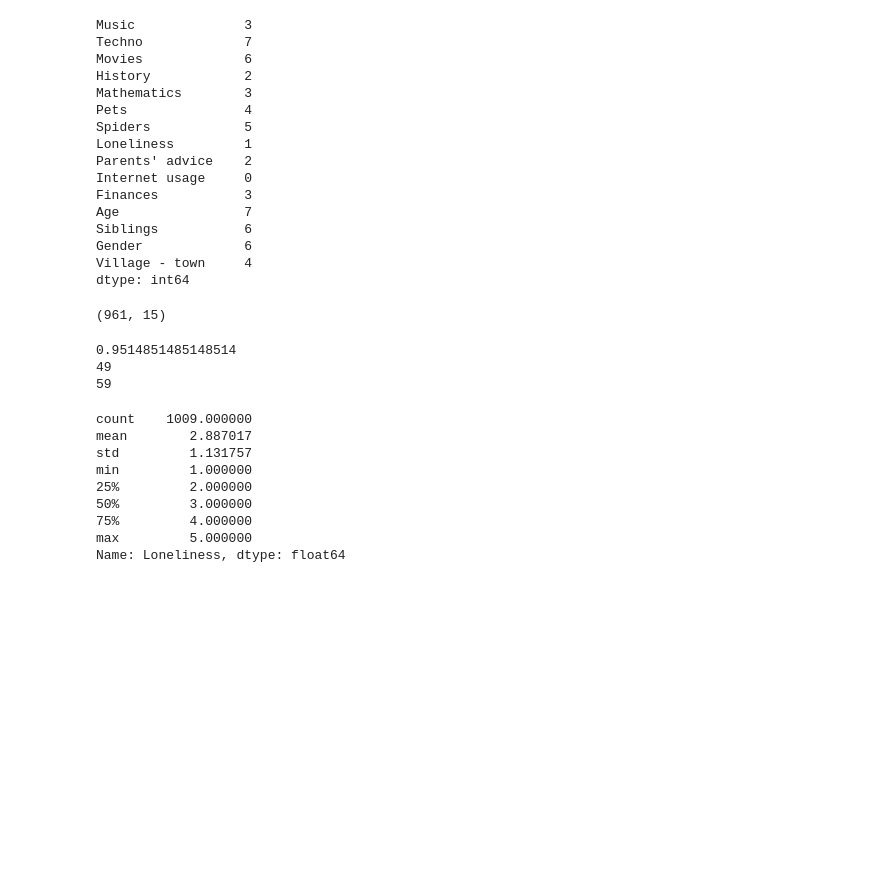
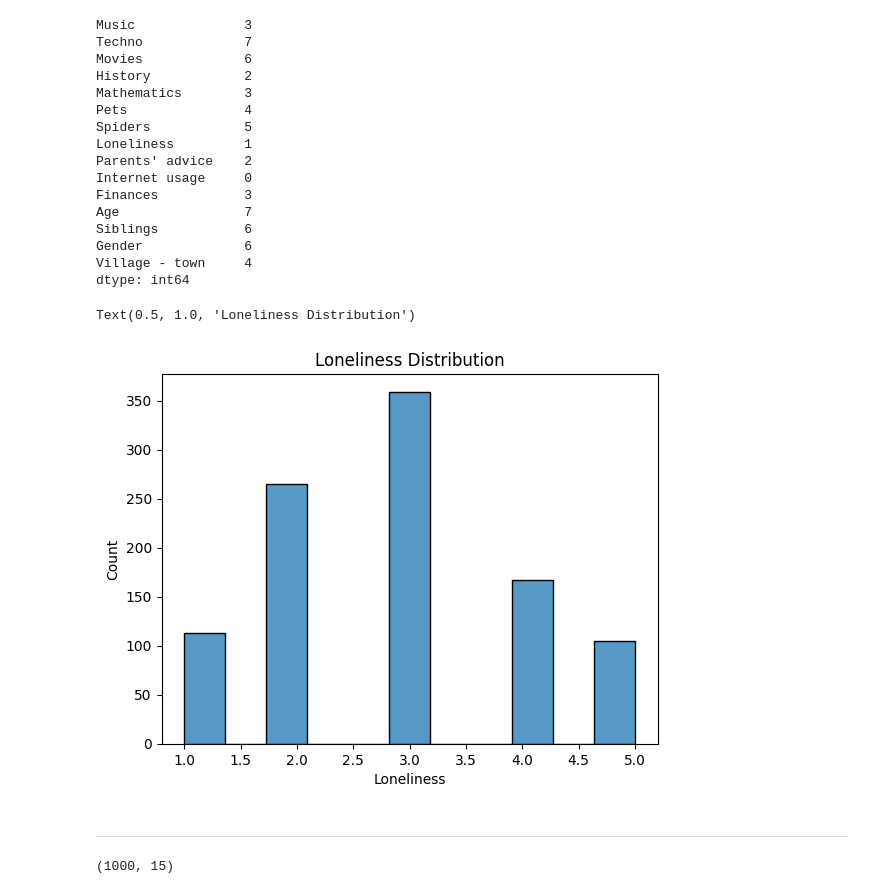
Before and after one commit to SnowSE/project-preprocessing-cody-1, a Jupyter notebook: project.ipynb, the cells around one changed output. Cells and saved outputs as stored; diff of their text form; code cells hidden in the pictures; blank space fills up the shorter version.

```diff
--- a/project.ipynb
+++ b/project.ipynb
@@ -56,28 +76,16 @@ Siblings           6
 Gender             6
 Village - town     4
 dtype: int64
-# %%
-nona = df.dropna()
-nona.shape
-# %% [output]
-(961, 15)
-# %%
-print(961/1010)
-print(1010-961)
-print(df.isna().sum().sum())
-# %% [output]
-0.9514851485148514
-49
-59
-# %%
-df['Loneliness'].describe()
-# %% [output]
-count    1009.000000
-mean        2.887017
-std         1.131757
-min         1.000000
-25%         2.000000
-50%         3.000000
-75%         4.000000
-max         5.000000
-Name: Loneliness, dtype: float64
+# %%
+sns.histplot(df['Loneliness'])
+plt.title('Loneliness Distribution')
+# %% [output]
+Text(0.5, 1.0, 'Loneliness Distribution')
+[figure, added]
+# %% [markdown]
+---
+# %%
+df = df.dropna(subset=['Gender', 'Village - town'])
+df.shape
+# %% [output]
+(1000, 15)
```
Also changed, not shown: parts of 32 cells of this notebook.
